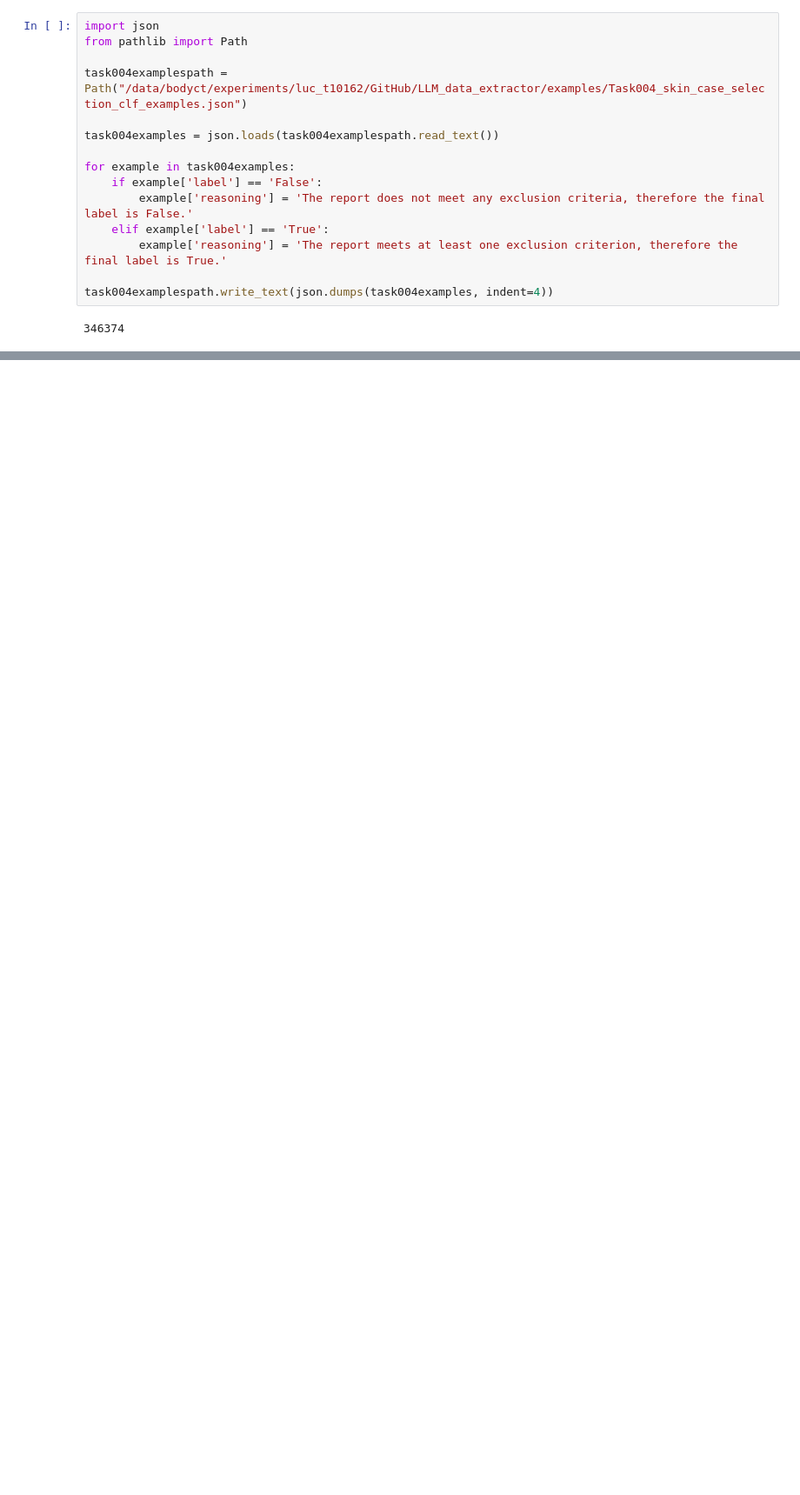
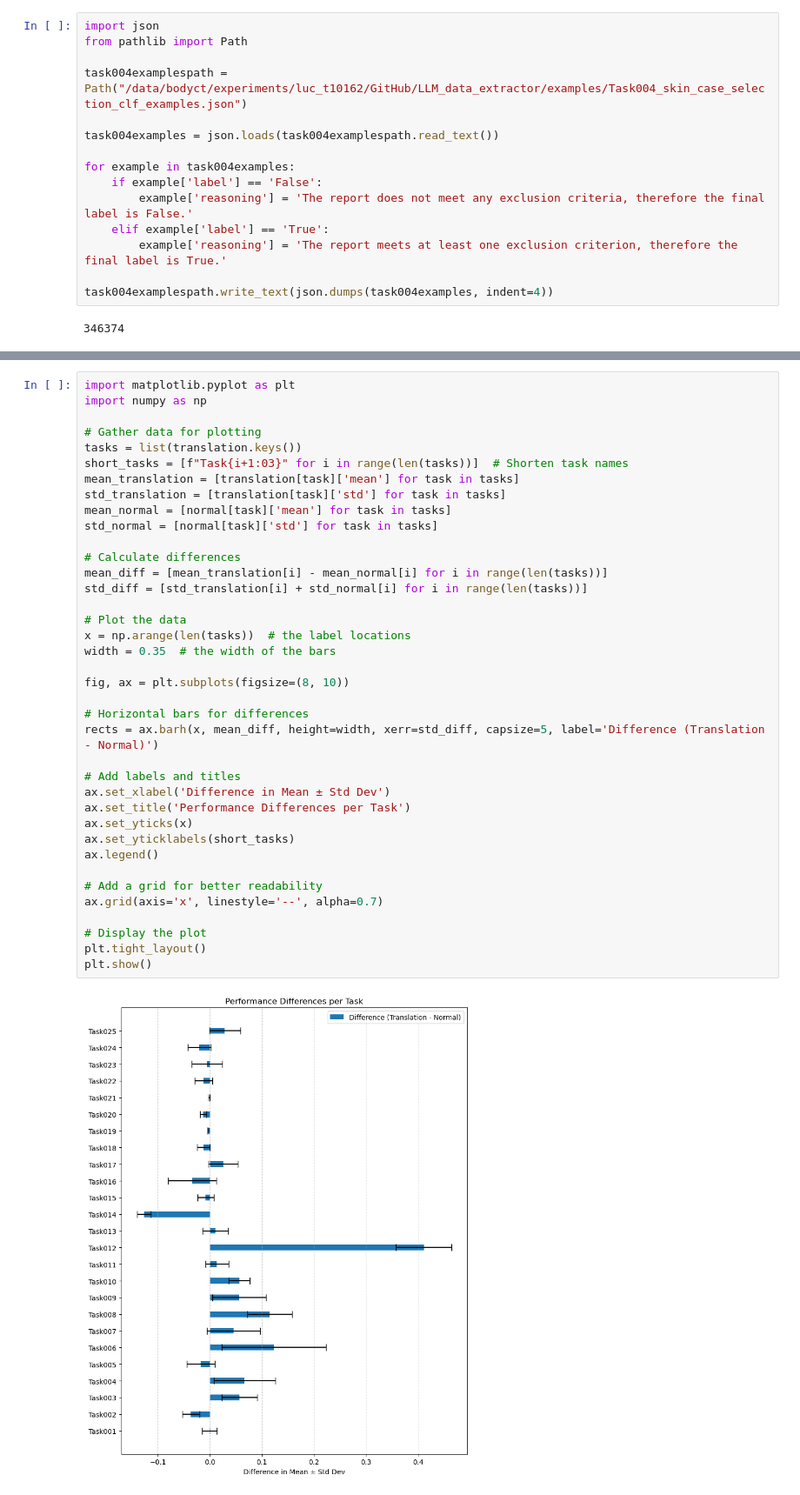
Before and after one commit to DIAGNijmegen/llm_extractinator, a Jupyter notebook: data_extractor/post_processing/plot_results.ipynb, the cells around one changed output, grey strips where cells are left out. Shown at 87% size. Drawn from its saved outputs; the diff is of its cells as text; blank space fills up the shorter version.

Commit message:
plotting notebook

```diff
--- a/data_extractor/post_processing/plot_results.ipynb
+++ b/data_extractor/post_processing/plot_results.ipynb
@@ -590,0 +636,40 @@ task004examplespath.write_text(json.dumps(task004examples, indent=4))
+# %%
+import matplotlib.pyplot as plt
+import numpy as np
+
+# Gather data for plotting
+tasks = list(translation.keys())
+short_tasks = [f"Task{i+1:03}" for i in range(len(tasks))]  # Shorten task names
+mean_translation = [translation[task]['mean'] for task in tasks]
+std_translation = [translation[task]['std'] for task in tasks]
+mean_normal = [normal[task]['mean'] for task in tasks]
+std_normal = [normal[task]['std'] for task in tasks]
+
+# Calculate differences
+mean_diff = [mean_translation[i] - mean_normal[i] for i in range(len(tasks))]
+std_diff = [std_translation[i] + std_normal[i] for i in range(len(tasks))]
+
+# Plot the data
+x = np.arange(len(tasks))  # the label locations
+width = 0.35  # the width of the bars
+
+fig, ax = plt.subplots(figsize=(8, 10))
+
+# Horizontal bars for differences
+rects = ax.barh(x, mean_diff, height=width, xerr=std_diff, capsize=5, label='Difference (Translation - Normal)')
+
+# Add labels and titles
+ax.set_xlabel('Difference in Mean ± Std Dev')
+ax.set_title('Performance Differences per Task')
+ax.set_yticks(x)
+ax.set_yticklabels(short_tasks)
+ax.legend()
+
+# Add a grid for better readability
+ax.grid(axis='x', linestyle='--', alpha=0.7)
+
+# Display the plot
+plt.tight_layout()
+plt.show()
+# %% [output]
+[figure, added]
```
Also changed, not shown: parts of 5 cells of this notebook.
